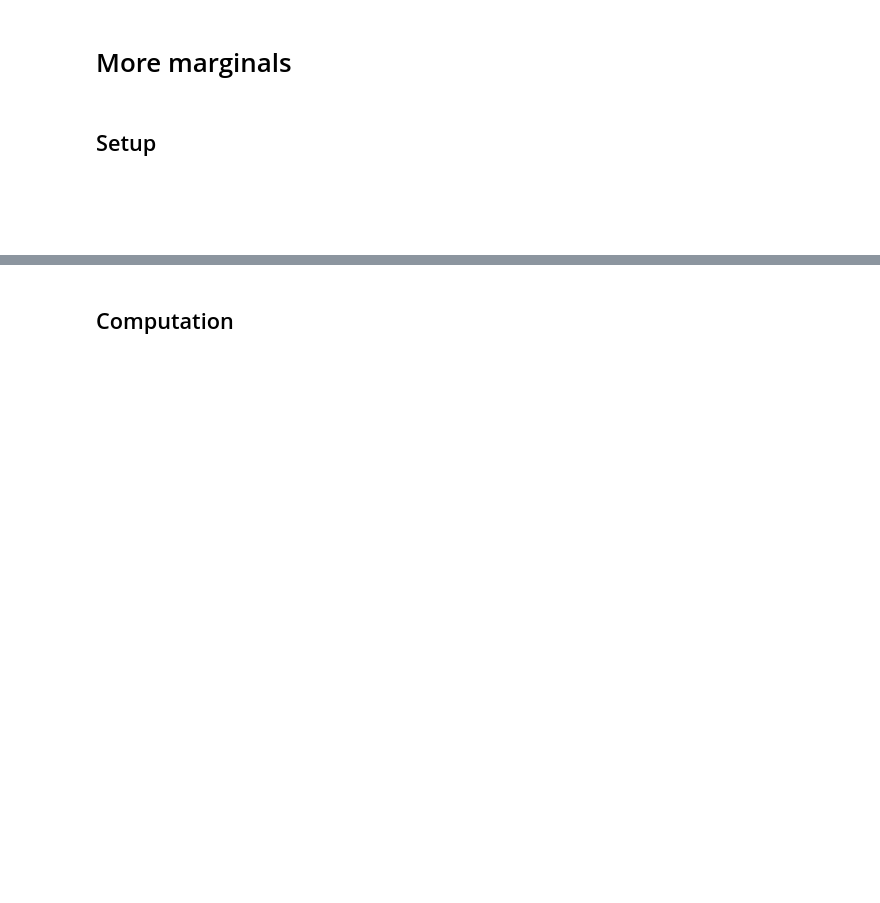
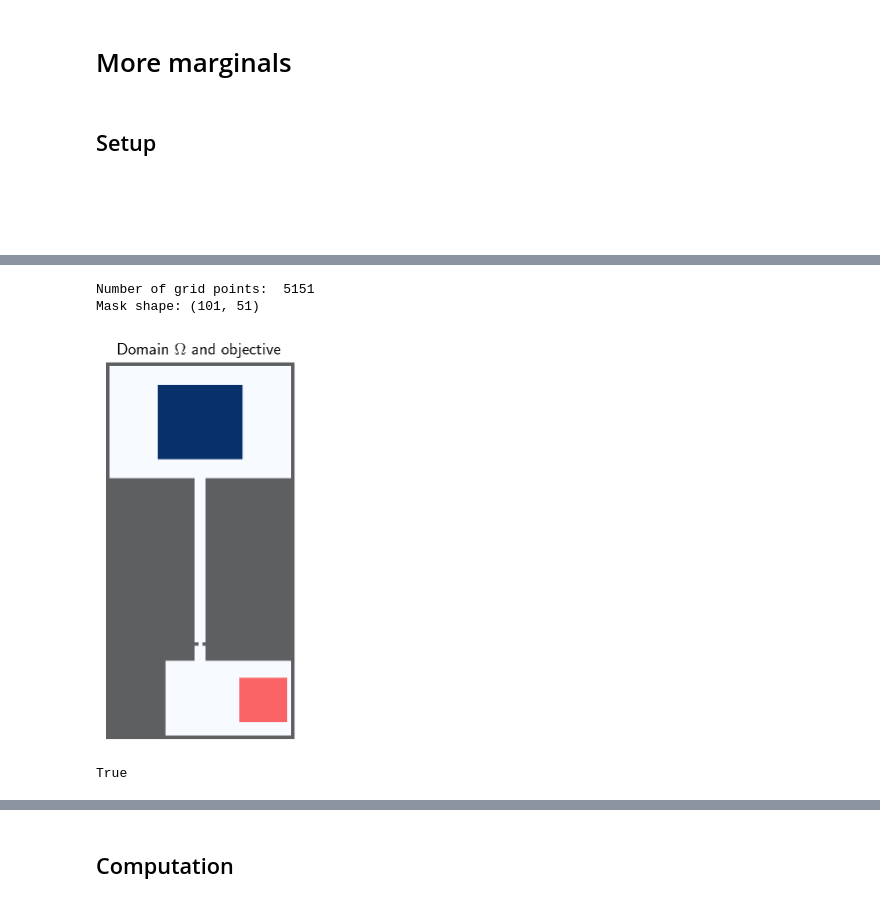
Before and after one commit to ManifoldFR/mva-optimaltransport, a Jupyter notebook: project/multistep.ipynb, the cells around one changed output, grey strips where cells are left out. Saved outputs shown, nothing was run; the diff lists cells and outputs as text; code cells hidden in the pictures; blank space fills up the shorter version.

```diff
--- a/project/multistep.ipynb
+++ b/project/multistep.ipynb
@@ -90 +47,59 @@ plt.axis('image')
+# %%
+# Obstacle domain
+from utils.rooms import room1, room2, room1_bis
+
+
+nx = 51
+xar = np.linspace(0, 1, nx)
+dx = xar[1] - xar[0]
+ny = 101
+yar = np.linspace(0, 2, ny)
+dy = yar[1] - yar[0]
+xg, yg = np.meshgrid(xar, yar)
+print("Number of grid points: ", xg.size)
+
+extent = [0, xar.max(), 0, yar.max()]
+
+IMAGE_DIR = "images/multimarg_room2/"
+os.makedirs(IMAGE_DIR, exist_ok=True)
+
+def setup1():
+    rho_0 = (np.abs(xg - 0.24) <= 0.14) & (np.abs(yg - .86) <= 0.1)
+    rho_0 = rho_0.astype(np.float64)
+    rho_0 /= rho_0.sum()  # normalize the density
+    mask = room1(xg, yg)
+    exit_mask = (np.abs(xg - .8) <= 0.08) & (np.abs(yg - .14) <= 0.08)
+    return rho_0, mask, exit_mask
+
+def setup2():
+    rho_0 = (np.abs(xg - 0.5) <= 0.22) & (np.abs(yg - 1.7) <= 0.2)
+    rho_0 = rho_0.astype(np.float64)
+    rho_0 /= rho_0.sum()  # normalize the density
+    mask = room2(xg, yg)
+    exit_mask = (np.abs(xg - .84) <= 0.12) & (np.abs(yg - .41) <= 0.24)
+    return rho_0, mask, exit_mask
+
+rho_0, mask, exit_mask = setup2()
+
+domain_img = np.zeros((ny, nx, 4))
+domain_img[mask, 3] = 1.
+
+# Exit (target)
+
+exit_layer = np.zeros((ny, nx, 4))
+exit_layer[exit_mask, 0] = 1.
+exit_layer[exit_mask, 3] = 1.
+
+# Plot
+fig = plt.figure()
+plot_domain(domain_img, extent=extent)
+plot_measure(rho_0, extent=extent)
+plot_domain(exit_layer, alpha=.6)
+plt.title("Domain $\\Omega$ and objective")
+plt.axis('image')
+plt.axis('off');
+# %% [output]
+Number of grid points:  5151
+Mask shape: (101, 51)
+[figure, added]
 # %%
@@ -108,3 +120,7 @@ potential_new_ = potential_new_ ** beta
+# %%
+dx == dy
+# %% [output]
+True
 # %%
 alphm = .9
 
```
Also changed, not shown: parts of 28 cells of this notebook, 42 other files.
